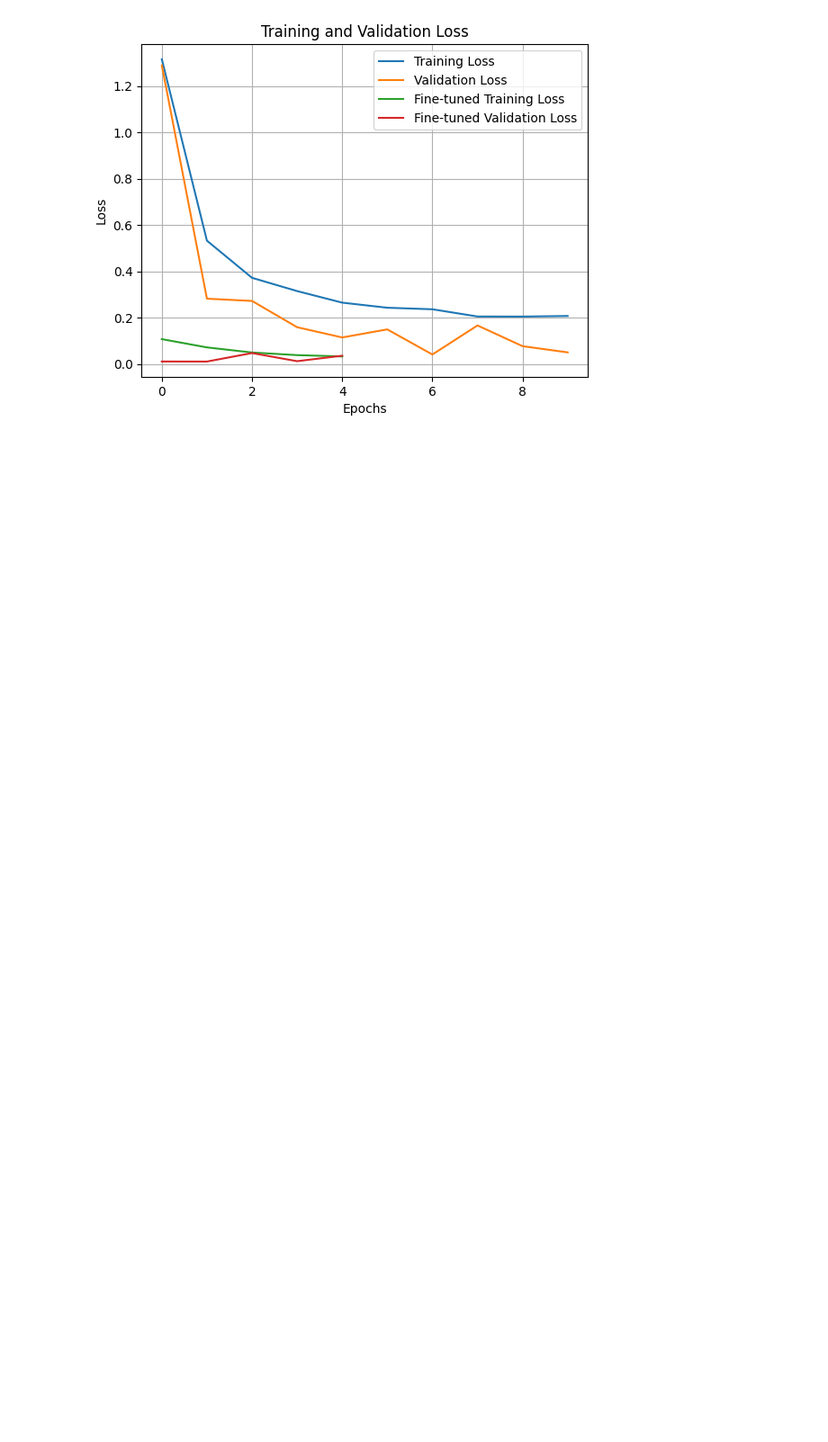
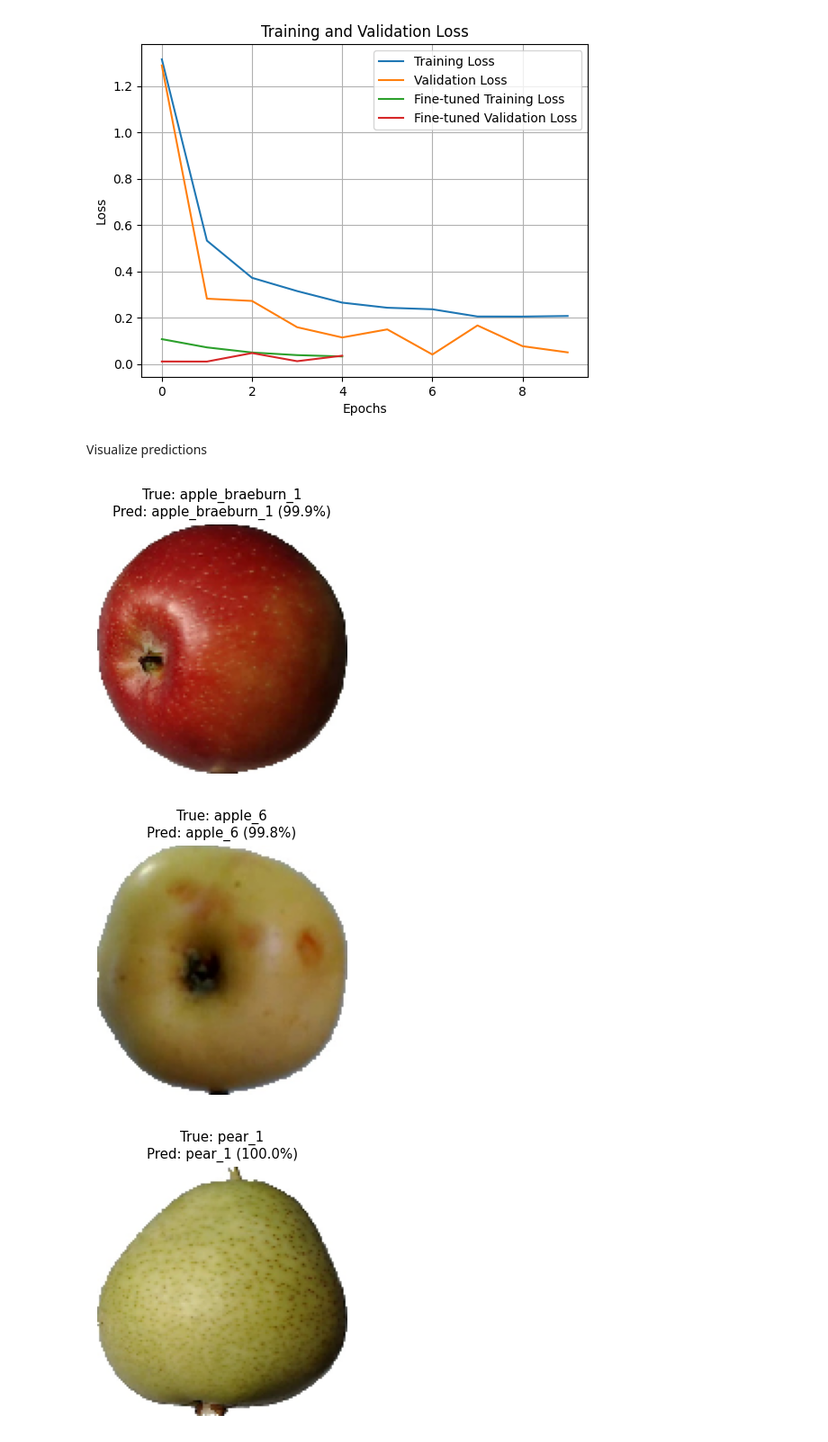
Before and after one commit to dawmro/fruit_classification, a Jupyter notebook: fruit_classification.ipynb, the cells around one changed output. Shown at 90% size. Drawn from its saved outputs; the diff is of its cells as text; code cells hidden in the pictures; blank space fills up the shorter version.

Commit message:
[ADD] Visualize predictions

```diff
--- a/fruit_classification.ipynb
+++ b/fruit_classification.ipynb
@@ -634,3 +654,5 @@ plt.show()
 2026-03-08 18:02:54 DEBUG: findfont: Matching sans\-serif:style=normal:variant=normal:weight=normal:stretch=normal:size=12.0 to DejaVu Sans ('f:\\OneDrive\\projekty_na_github\\fruit_classification\\ve ...
 [figure]
 [figure]
+# %% [markdown]
+Visualize predictions
@@ -636,0 +731,17 @@ plt.show()
+# %%
+class_index_mapping = train_generator.class_indices
+index_to_class = get_index_to_class_mapping(class_index_mapping)
+
+sample_images = [
+    'fruits-360-original-size/fruits-360-original-size/Test/apple_braeburn_1/r1_23.jpg',
+    'fruits-360-original-size/fruits-360-original-size/Test/apple_6/r1_303.jpg',
+    'fruits-360-original-size/fruits-360-original-size/Test/pear_1/r0_103.jpg',
+    'fruits-360-original-size/fruits-360-original-size/Test/cucumber_3/r0_119.jpg',
+]
+
+for img_path in sample_images:
+    visualize_prediction_with_actual(model, img_path, index_to_class, target_size=(128, 128))
+# %% [output]
+[figure, added]
+[figure, added]
+[figure, added]
```
Also changed, not shown: parts of 3 cells of this notebook.
